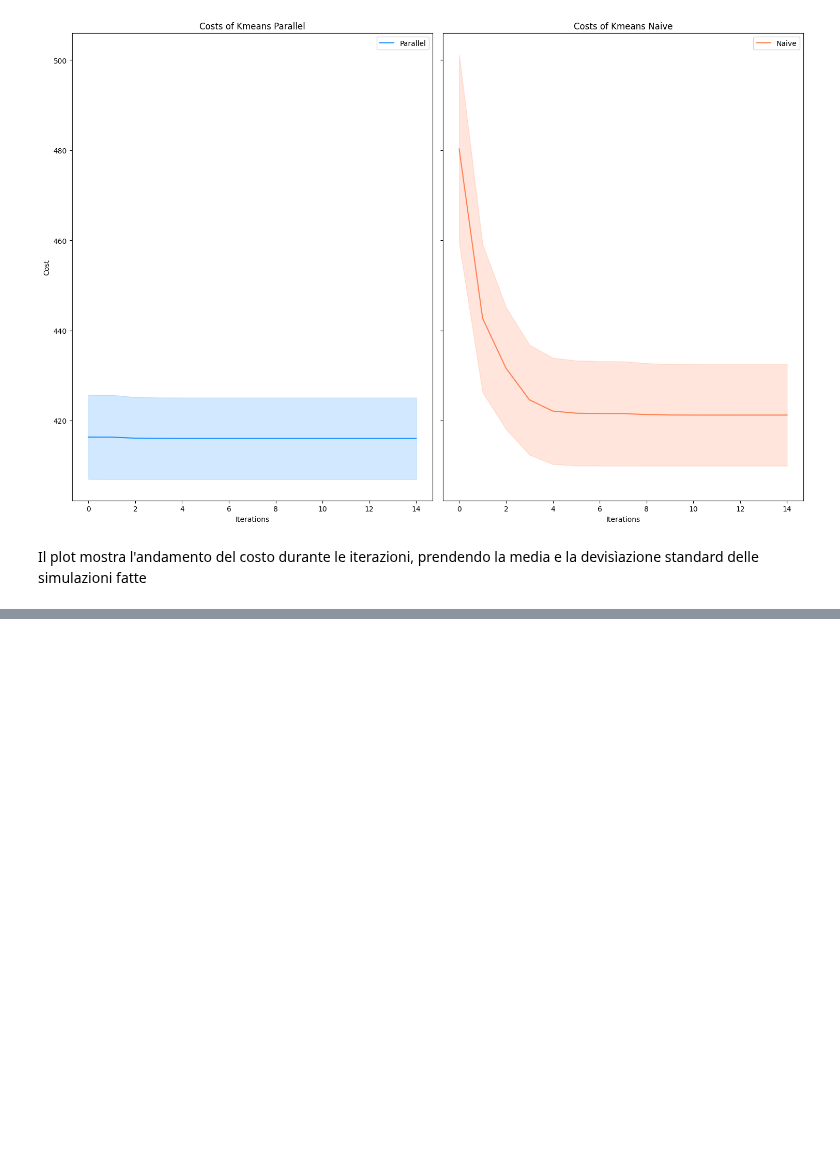
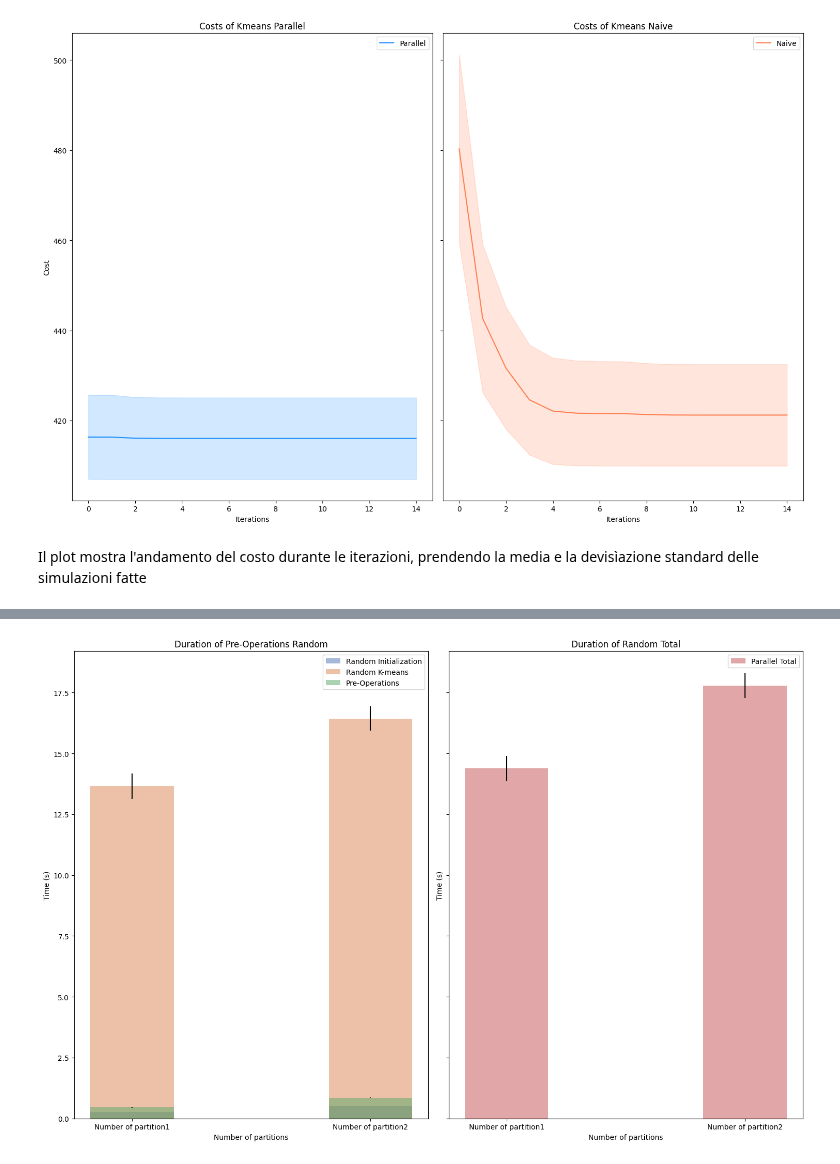
Before and after one commit to LorenzoVigorelli/Distributed-K-Means-Clustering, a Jupyter notebook: spark/DistributedKmeans/results.ipynb, the cells around one changed output, grey strips where cells are left out. Drawn from its saved outputs; the diff is of its cells as text; code cells hidden in the pictures; blank space fills up the shorter version.

```diff
--- a/spark/DistributedKmeans/results.ipynb
+++ b/spark/DistributedKmeans/results.ipynb
@@ -834,0 +926,52 @@ Il plot mostra l'andamento del costo durante le iterazioni, prendendo la media e
+# %%
+initRduration = [[totalLogR[i]["totalLogNaiveInit"][part]["tTotal"] for i in range (len(totalLogR))] for part in totalLogR[0]["totalLogNaiveInit"]]
+initRduration = np.array(initRduration)
+meanRinit = np.mean(initRduration, axis=1)
+stdRinit = np.std(initRduration, axis=1)
+
+kmeansRduration = [[totalLogR[i]["totalLogNaiveKmeans"][part]["tTotal"] for i in range (len(totalLogR))] for part in totalLogR[0]["totalLogNaiveKmeans"]]
+kmeansRduration = np.array(kmeansRduration)
+meanRkmeans = np.mean(kmeansRduration, axis=1)
+stdRkmeans = np.std(kmeansRduration, axis=1)
+
+preRduration = [[totalLogR[i]["tPreOperationsNaive"][part] for i in range (len(totalLogR))] for part in totalLogR[0]["tPreOperationsNaive"]]
+preRduration = np.array(preRduration)
+meanRpre = np.mean(preRduration, axis=1)
+stdRpre = np.std(preRduration, axis=1)
+
+totalRduration = [[totalLogR[i]["tDurationsNaive"][part] for i in range (len(totalLogR))] for part in totalLogR[0]["tDurationsNaive"]]
+totalRduration = np.array(totalRduration)
+meanRtotal = np.mean(totalRduration, axis=1)
+stdRTotal = np.std(totalRduration, axis=1)
+# %%
+colorPalette = sns.color_palette("deep")
+# Impostare colori più chiari
+colorInit = colorPalette[0]
+colorKmeans = colorPalette[1]
+colorPre = colorPalette[2]
+color = colorPalette[3]
+
+# Creare il plot in modo più sintetico
+fig, ax = plt.subplots(1, 2, figsize=(15, 10), sharey=True)
+barWidth = 0.35
+indices = range(len(totalLogR[0]["totalLogNaiveInit"]))
+
+# Funzione per semplificare la creazione dei subplot
+def create_subplot(ax, indices, mean, std, title, label, color):
+    ax.bar(indices, mean, barWidth, yerr=std, label=label, color=color, alpha=0.5)
+    ax.set_title(title)
+    ax.set_xlabel("Number of partitions")
+    ax.set_ylabel("Time (s)")
+    ax.legend()
+    ax.set_xticks(indices)
+    ax.set_xticklabels(totalLogP[0]["totalLogParallelInit"].keys())
+
+# Applicare la funzione ai subplot
+create_subplot(ax[0], indices, meanRinit, stdRinit, "Duration of Random Initialization", "Random Initialization", colorInit)
+create_subplot(ax[0], indices, meanRkmeans, stdRkmeans, "", "Random K-means", colorKmeans)
+create_subplot(ax[0], indices, meanRpre, stdRpre, "Duration of Pre-Operations Random", "Pre-Operations", colorPre)
+create_subplot(ax[1], indices, meanRtotal, stdRTotal, "Duration of Random Total", "Parallel Total", color)
+
+plt.tight_layout()
+# %% [output]
+[figure, added]
```
Also changed, not shown: parts of 5 cells of this notebook.
